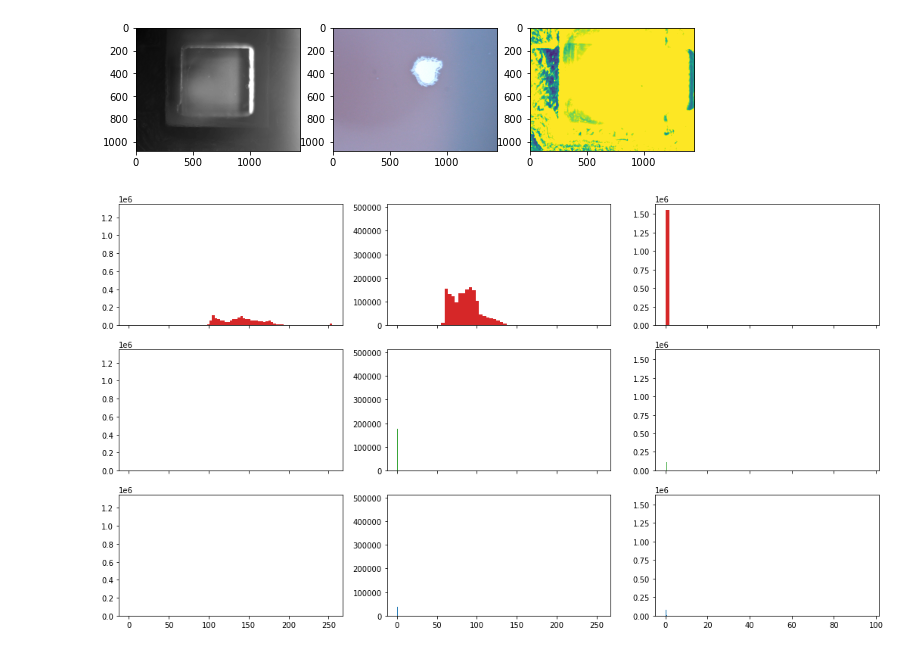
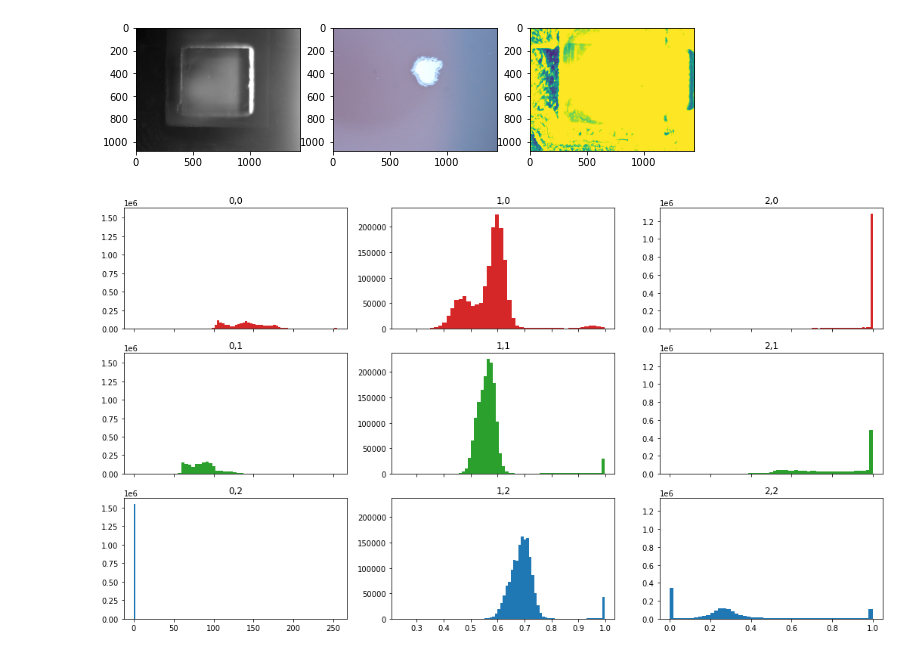
Before and after one commit to fenning-research-group/PASCAL_TrainView, a Jupyter notebook: analysis.ipynb, the cells around one changed output. Saved outputs shown, nothing was run; the diff lists cells and outputs as text; code cells hidden in the pictures.

Commit message:
fix subplot ordering so now each image is its own column and each row is its own channel

```diff
--- a/analysis.ipynb
+++ b/analysis.ipynb
@@ -126,20 +126,21 @@ ax[2].imshow(rawdf['plimg_0'][i][:,:,0]) # use red channel for PL measurements,
 <matplotlib.image.AxesImage at 0x...>
 [figure]
 # %%
-# plot distributions about images
+# plot histograms showing image rgb channel intensities
+
 n_bins = 50
 fig, ax = plt.subplots(3,3, figsize=(18,10), sharex='col', sharey='col')
 
-# histogram of all channels on same plot
 imgs = ['df_0','bf_0','plimg_0']
 colors = ['tab:red','tab:green','tab:blue']
 
 for x in range(3):
     for y in range(3):
-        ax[x,y].hist(
+        ax[y,x].set_title(f'{x},{y}')
+        ax[y,x].hist(
             rawdf[imgs[x]][i][:,:,y].flatten(),
             bins=n_bins,
-            color=colors[x]
+            color=colors[y]
             )
 # %% [output]
-[figure, old version]
+[figure, new version]
```
